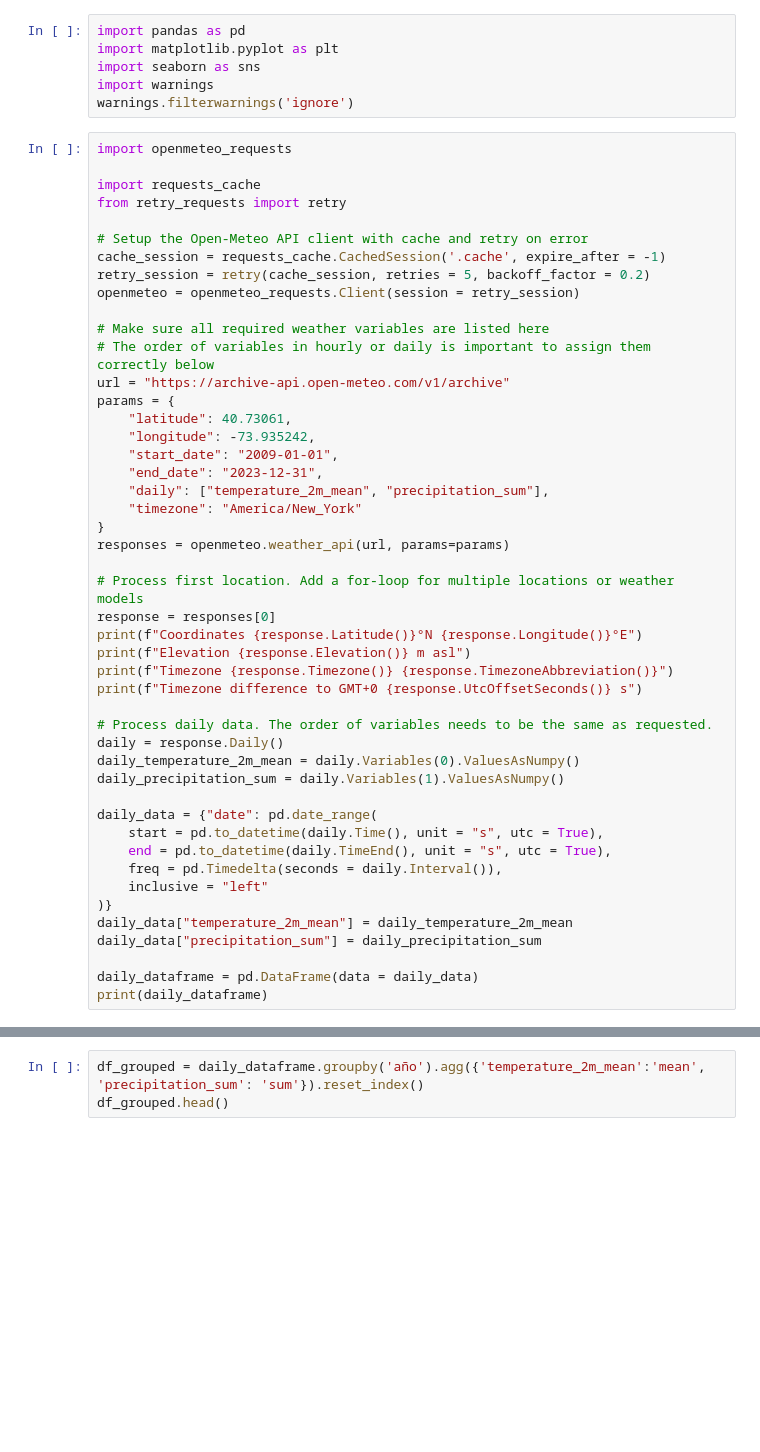
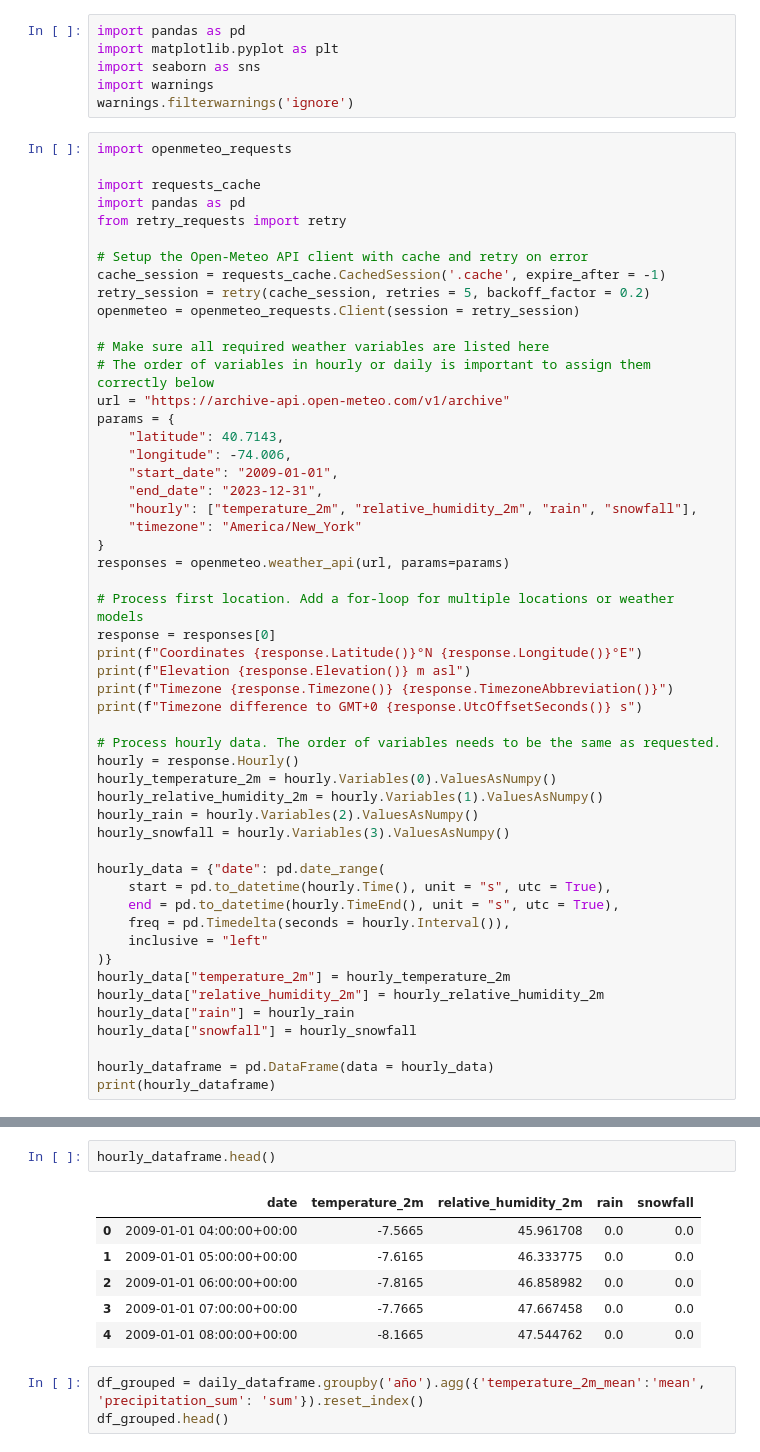
Before and after one commit to R4F43LB/EcoTaxisNYC, a Jupyter notebook: EDA/hist_weather_api.ipynb, the cells around one changed output, grey strips where cells are left out. Saved outputs shown, nothing was run; the diff lists cells and outputs as text; blank space fills up the shorter version.

```diff
--- a/EDA/hist_weather_api.ipynb
+++ b/EDA/hist_weather_api.ipynb
@@ -8,6 +8,7 @@ warnings.filterwarnings('ignore')
 import openmeteo_requests
 
 import requests_cache
+import pandas as pd
 from retry_requests import retry
 
 # Setup the Open-Meteo API client with cache and retry on error
@@ -19,11 +20,11 @@ openmeteo = openmeteo_requests.Client(session = retry_session)
 # The order of variables in hourly or daily is important to assign them correctly below
 url = "https://archive-api.open-meteo.com/v1/archive"
 params = {
-	"latitude": 40.73061,
-	"longitude": -73.935242,
+	"latitude": 40.7143,
+	"longitude": -74.006,
 	"start_date": "2009-01-01",
 	"end_date": "2023-12-31",
-	"daily": ["temperature_2m_mean", "precipitation_sum"],
+	"hourly": ["temperature_2m", "relative_humidity_2m", "rain", "snowfall"],
 	"timezone": "America/New_York"
 }
 responses = openmeteo.weather_api(url, params=params)
@@ -35,20 +36,24 @@ print(f"Elevation {response.Elevation()} m asl")
 print(f"Timezone {response.Timezone()} {response.TimezoneAbbreviation()}")
 print(f"Timezone difference to GMT+0 {response.UtcOffsetSeconds()} s")
 
-# Process daily data. The order of variables needs to be the same as requested.
-daily = response.Daily()
-daily_temperature_2m_mean = daily.Variables(0).ValuesAsNumpy()
-daily_precipitation_sum = daily.Variables(1).ValuesAsNumpy()
+# Process hourly data. The order of variables needs to be the same as requested.
+hourly = response.Hourly()
+hourly_temperature_2m = hourly.Variables(0).ValuesAsNumpy()
+hourly_relative_humidity_2m = hourly.Variables(1).ValuesAsNumpy()
+hourly_rain = hourly.Variables(2).ValuesAsNumpy()
+hourly_snowfall = hourly.Variables(3).ValuesAsNumpy()
 
-daily_data = {"date": pd.date_range(
-	start = pd.to_datetime(daily.Time(), unit = "s", utc = True),
-	end = pd.to_datetime(daily.TimeEnd(), unit = "s", utc = True),
-	freq = pd.Timedelta(seconds = daily.Interval()),
+hourly_data = {"date": pd.date_range(
+	start = pd.to_datetime(hourly.Time(), unit = "s", utc = True),
+	end = pd.to_datetime(hourly.TimeEnd(), unit = "s", utc = True),
+	freq = pd.Timedelta(seconds = hourly.Interval()),
 	inclusive = "left"
 )}
-daily_data["temperature_2m_mean"] = daily_temperature_2m_mean
-daily_data["precipitation_sum"] = daily_precipitation_sum
+hourly_data["temperature_2m"] = hourly_temperature_2m
+hourly_data["relative_humidity_2m"] = hourly_relative_humidity_2m
+hourly_data["rain"] = hourly_rain
+hourly_data["snowfall"] = hourly_snowfall
 
-daily_dataframe = pd.DataFrame(data = daily_data)
-print(daily_dataframe)
+hourly_dataframe = pd.DataFrame(data = hourly_data)
+print(hourly_dataframe)
 # %% [output]
@@ -88,3 +92,12 @@ daily_dataframe['año'] = daily_dataframe['date'].dt.year
+# %%
+hourly_dataframe.head()
+# %% [output]
+|  | date | temperature_2m | relative_humidity_2m | rain | snowfall |
+| 0 | 2009-01-01 04:00:00+00:00 | -7.5665 | 45.961708 | 0.0 | 0.0 |
+| 1 | 2009-01-01 05:00:00+00:00 | -7.6165 | 46.333775 | 0.0 | 0.0 |
+| 2 | 2009-01-01 06:00:00+00:00 | -7.8165 | 46.858982 | 0.0 | 0.0 |
+| 3 | 2009-01-01 07:00:00+00:00 | -7.7665 | 47.667458 | 0.0 | 0.0 |
+| 4 | 2009-01-01 08:00:00+00:00 | -8.1665 | 47.544762 | 0.0 | 0.0 |
 # %%
 df_grouped = daily_dataframe.groupby('año').agg({'temperature_2m_mean':'mean', 'precipitation_sum': 'sum'}).reset_index()
 df_grouped.head()
```
Also changed, not shown: parts of 3 cells of this notebook, 11 other files.
